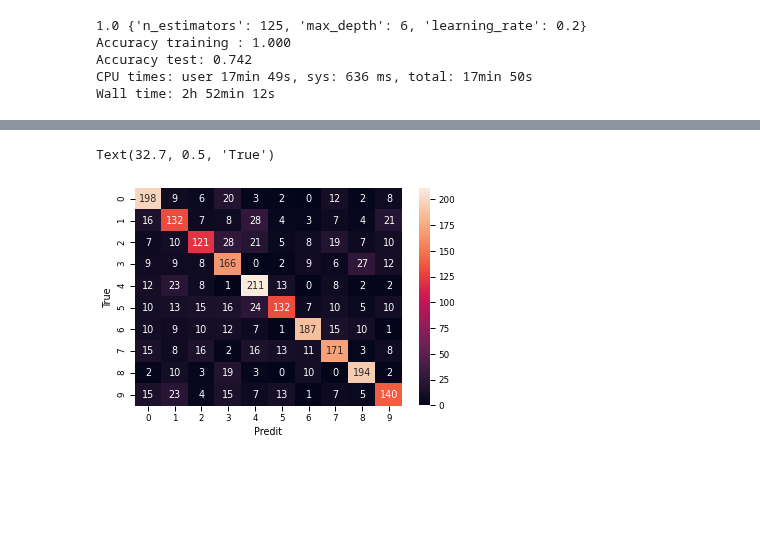
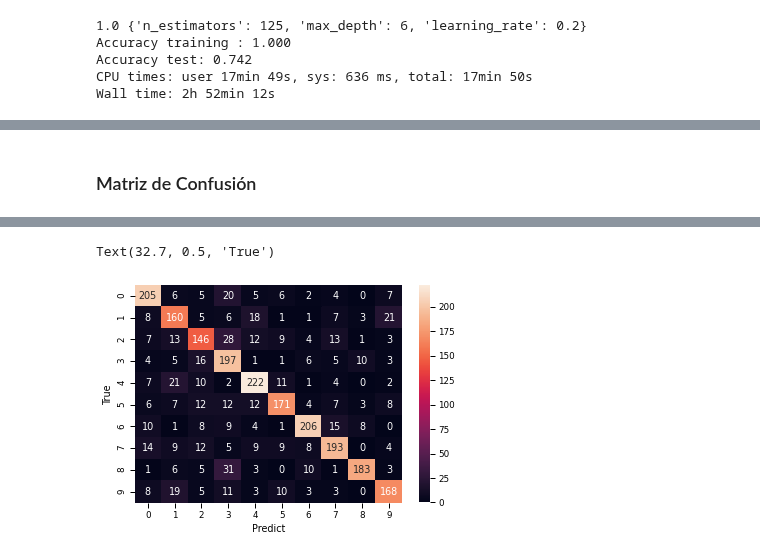
Before and after one commit to dhruszecki/cdatos-AA-TP2, a Jupyter notebook: AA_TP2.ipynb, the cells around one changed output, grey strips where cells are left out. Cells and saved outputs as stored; diff of their text form; code cells hidden in the pictures; blank space fills up the shorter version.

```diff
--- a/AA_TP2.ipynb
+++ b/AA_TP2.ipynb
@@ -264,9 +261,8 @@ Wall time: 96.3 ms
 # %%
 %%time
 ## Matriz de Confusión
-sns.set_context('talk')
+sns.set_context('paper')
 sns.heatmap(confusion_matrix(validation_features.digit.values, predict_nb1), annot=True, fmt='g')
-#sns.set(font_scale=0.2)
-plt.xlabel('Predit')
+plt.xlabel('Predict')
 plt.ylabel('True')
 # %% [output]
@@ -312,6 +296,0 @@ Wall time: 1min 2s
-# %%
-## Primero unir train & validación (Esto según lo que preguntaron en el documento pero aún no lo tengo claro)
-to_hiper = train_features.append(validation_features, ignore_index=True)
-
-#genero listo con datos a usar en split de validación u entrenamiento -1 para entrenar y 0 para validar
-test_fold = list([-1] * len(train_features) + [0]*len(validation_features))
@@ -364,0 +297,8 @@ Wall time: 27.4 s
+# %%
+%%time
+## Matriz de Confusión
+rf_pred = rf.predict(validation_features.drop('digit',axis=1).values)
+sns.set_context('paper')
+sns.heatmap(confusion_matrix(validation_features.digit.values, rf_pred), annot=True, fmt='g')
+plt.xlabel('Predict')
+plt.ylabel('True')
@@ -402,10 +332,10 @@ Wall time: 15.6 s
+# %% [markdown]
+###  Matriz de Confusión
 # %%
 %%time
-## Matriz de Confusión
-gb_pred = gb_mejor.predict(validation_features.drop('digit',axis=1).values)
+gb_pred = gb.predict(validation_features.drop('digit',axis=1).values)
 sns.set_context('paper')
 sns.heatmap(confusion_matrix(validation_features.digit.values, gb_pred), annot=True, fmt='g')
-#sns.set(font_scale=0.2)
-plt.xlabel('Predit')
+plt.xlabel('Predict')
 plt.ylabel('True')
 # %% [output]
@@ -414,2 +344,2 @@ Wall time: 187 ms
 Text(32.7, 0.5, 'True')
-[figure, old version]
+[figure, new version]
```
Also changed, not shown: parts of 12 cells of this notebook.
